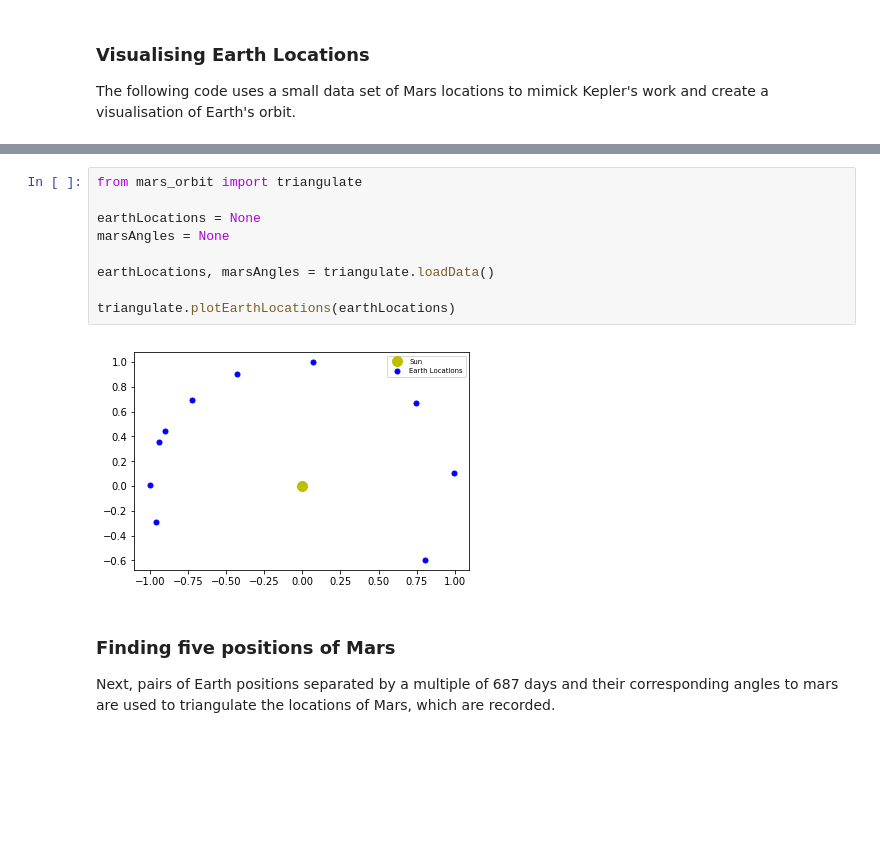
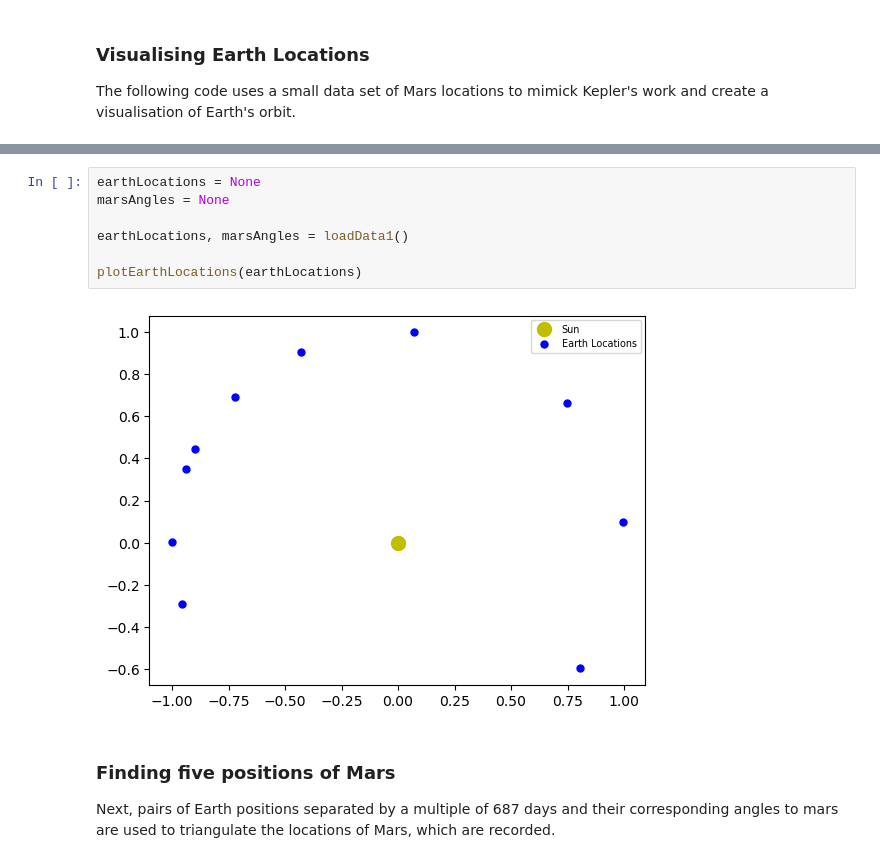
Before and after one commit to PhysData/course, a Jupyter notebook: docs/notebooks/kepler.ipynb, the cells around one changed output, grey strips where cells are left out. Drawn from its saved outputs; the diff is of its cells as text; blank space fills up the shorter version.

```diff
--- a/docs/notebooks/kepler.ipynb
+++ b/docs/notebooks/kepler.ipynb
@@ -33,14 +133,12 @@ The following code uses a small data set of Mars locations to mimick Kepler's wo
 # %%
-from mars_orbit import triangulate
-
 earthLocations = None
 marsAngles = None
 
-earthLocations, marsAngles = triangulate.loadData()
+earthLocations, marsAngles = loadData1()
 
-triangulate.plotEarthLocations(earthLocations)
+plotEarthLocations(earthLocations)
 # %% [output]
-[figure, old version]
+[figure, new version]
 # %% [markdown]
 ### Finding five positions of Mars
 
```
Also changed, not shown: parts of 22 cells of this notebook.
